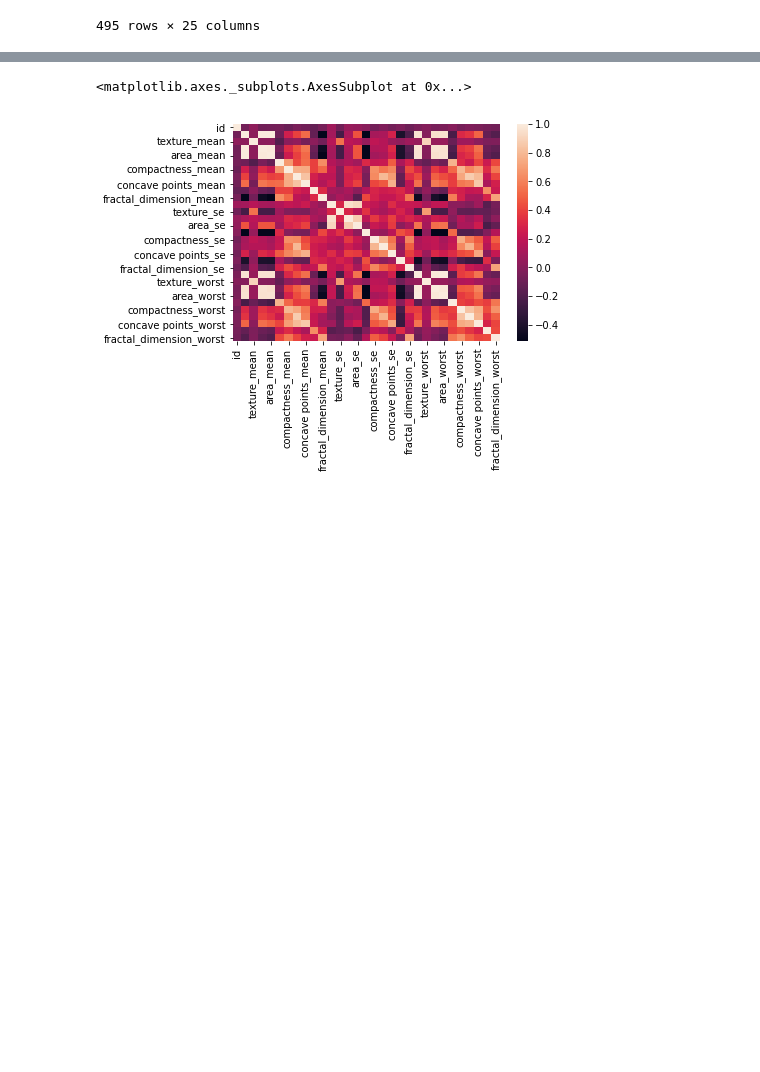
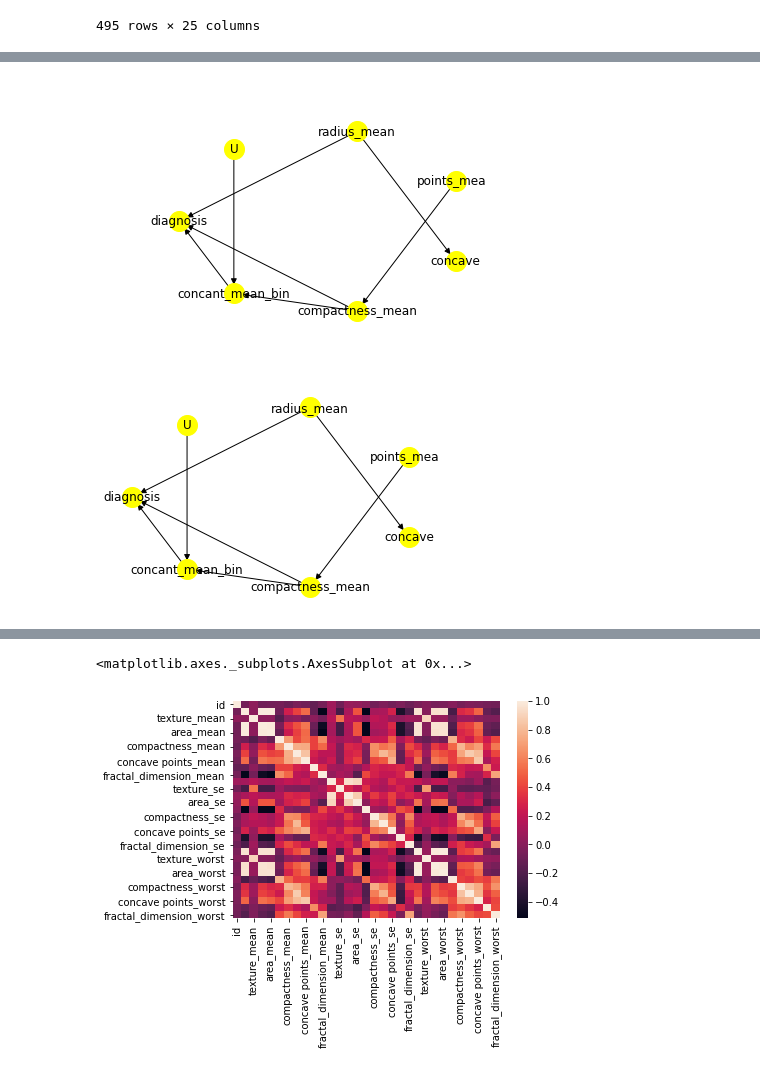
Before and after one commit to Blvisse/Breast-Cancer-Causality, a Jupyter notebook: Modelling.ipynb, the cells around one changed output, grey strips where cells are left out. Saved outputs shown, nothing was run; the diff lists cells and outputs as text; code cells hidden in the pictures; blank space fills up the shorter version.

```diff
--- a/Modelling.ipynb
+++ b/Modelling.ipynb
@@ -47,0 +78,2 @@ data
+# %%
+data['high_radius_mean']=data['radius_mean'].apply(lambda x: True if x > 15.3 else False)
@@ -47,0 +256,2 @@ data
+# %%
+data['concant_mean_bin']=data['concavity_mean'].apply(lambda x: 'h' if x > 0.07 else False)
@@ -47,0 +274,35 @@ data
+# %%
+train=data[['diagnosis','concant_mean_bin','compactness_mean','concave points_mean','radius_mean']]
+# %%
+causal_graph=""" digraph
+{
+
+     diagnosis;
+     concant_mean_bin;
+     compactness_mean;
+     concave points_mean;
+     radius_mean;
+     U[label = "Unobserved confounders"];
+     compactness_mean->concant_mean_bin; concave points_mean->compactness_mean;radius_mean->concave points_mean; radius_mean->diagnosis;
+     compactness_mean->diagnosis; U->concant_mean_bin;concant_mean_bin->diagnosis
+
+
+
+
+
+    }
+
+    """
+# %%
+from dowhy import CausalModel
+from IPython.display import Image, display
+model= CausalModel(
+        data = train,
+        graph=causal_graph.replace("\n", " "),
+        treatment='concant_mean_bin',
+        outcome='diagnosis')
+model.view_model()
+display(Image(filename="causal_model.png"))
+# %% [output]
+[figure, added]
+[figure, added]
```
Also changed, not shown: parts of 37 cells of this notebook.
